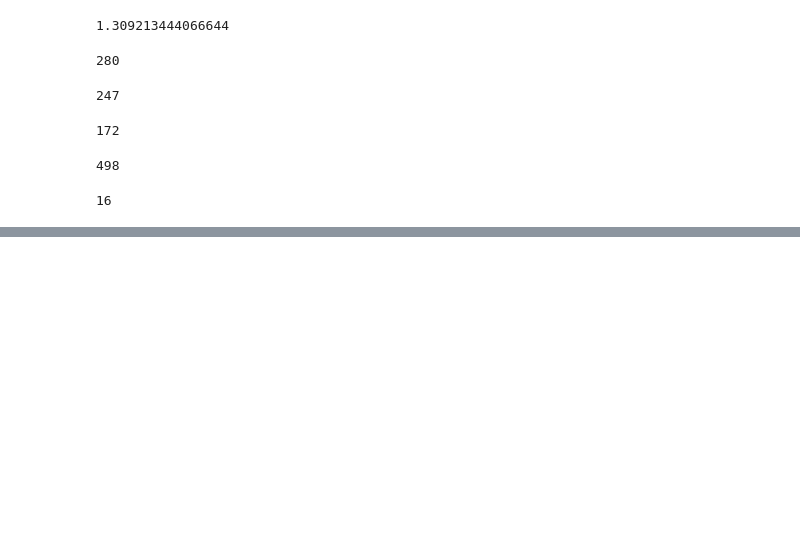
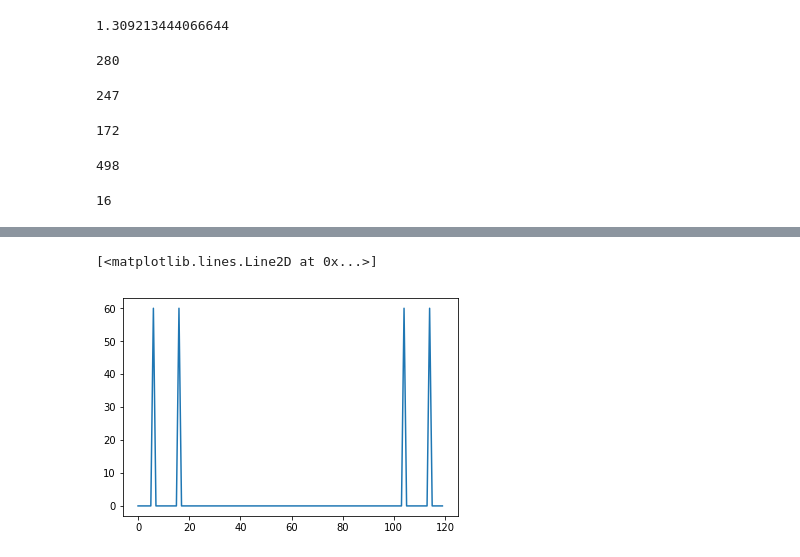
Before and after one commit to matthew-haines/starterhacks, a Jupyter notebook: collection/workbook.ipynb, the cells around one changed output, grey strips where cells are left out. Drawn from its saved outputs; the diff is of its cells as text; code cells hidden in the pictures; blank space fills up the shorter version.

```diff
--- a/collection/workbook.ipynb
+++ b/collection/workbook.ipynb
@@ -237,0 +253,5 @@ complexity(dfr.values)
+# %%
+plt.plot(np.abs(y))
+# %% [output]
+[<matplotlib.lines.Line2D at 0x...>]
+[figure, added]
```
Also changed, not shown: parts of 26 cells of this notebook, 7 other files.
